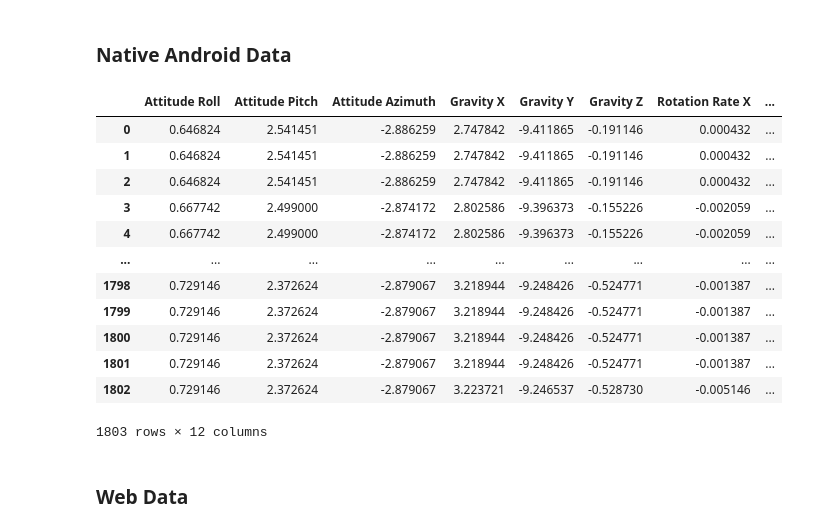
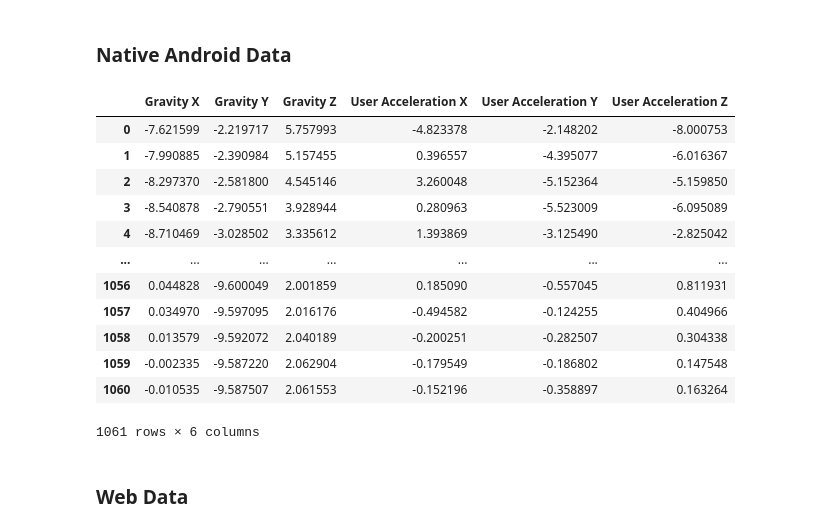
Before and after one commit to rayhannarindran/fitmotion_model, a Jupyter notebook: src/model_tester.ipynb, the cells around one changed output. Saved outputs shown, nothing was run; the diff lists cells and outputs as text; code cells hidden in the pictures.

```diff
--- a/src/model_tester.ipynb
+++ b/src/model_tester.ipynb
@@ -7,7 +7,7 @@ from tensorflow import keras
 import matplotlib.pyplot as plt
 # %%
 # Specify Model
-reduced = False
+reduced = True
 model_type = 'keras' # keras or h5 or onnx
 factor_index = 0
 # %% [markdown]
@@ -36,31 +36,31 @@ labels = ['dws', 'jog', 'sit', 'std', 'ups', 'wlk']
 # %%
 # Load Android Data
 data_source = 'android_data_latest'
 if reduced:
     data_source += '_reduced'
 data_type = 'wlk'
-data_num = '5'
+data_num = '1'
 data_url = '../data/' + data_source + '/' + data_type + '/' + data_type + data_num + '-SensorData.csv'
 
 df = pd.read_csv(data_url, sep=',')
 
 df = df.drop(['Unnamed: 0'], axis=1) if 'Unnamed: 0' in df.columns else df
 df = df.drop(['id'], axis=1) if 'id' in df.columns else df
 df
 # %% [output]
-|  | Attitude Roll | Attitude Pitch | Attitude Azimuth | Gravity X | Gravity Y | Gravity Z | Rotation Rate X | ... |
-| 0 | 0.646824 | 2.541451 | -2.886259 | 2.747842 | -9.411865 | -0.191146 | 0.000432 | ... |
-| 1 | 0.646824 | 2.541451 | -2.886259 | 2.747842 | -9.411865 | -0.191146 | 0.000432 | ... |
-| 2 | 0.646824 | 2.541451 | -2.886259 | 2.747842 | -9.411865 | -0.191146 | 0.000432 | ... |
-| 3 | 0.667742 | 2.499000 | -2.874172 | 2.802586 | -9.396373 | -0.155226 | -0.002059 | ... |
-| 4 | 0.667742 | 2.499000 | -2.874172 | 2.802586 | -9.396373 | -0.155226 | -0.002059 | ... |
-| ... | ... | ... | ... | ... | ... | ... | ... | ... |
-| 1798 | 0.729146 | 2.372624 | -2.879067 | 3.218944 | -9.248426 | -0.524771 | -0.001387 | ... |
-| 1799 | 0.729146 | 2.372624 | -2.879067 | 3.218944 | -9.248426 | -0.524771 | -0.001387 | ... |
-| 1800 | 0.729146 | 2.372624 | -2.879067 | 3.218944 | -9.248426 | -0.524771 | -0.001387 | ... |
-| 1801 | 0.729146 | 2.372624 | -2.879067 | 3.218944 | -9.248426 | -0.524771 | -0.001387 | ... |
-| 1802 | 0.729146 | 2.372624 | -2.879067 | 3.223721 | -9.246537 | -0.528730 | -0.005146 | ... |
+|  | Gravity X | Gravity Y | Gravity Z | User Acceleration X | User Acceleration Y | User Acceleration Z |
+| 0 | -7.621599 | -2.219717 | 5.757993 | -4.823378 | -2.148202 | -8.000753 |
+| 1 | -7.990885 | -2.390984 | 5.157455 | 0.396557 | -4.395077 | -6.016367 |
+| 2 | -8.297370 | -2.581800 | 4.545146 | 3.260048 | -5.152364 | -5.159850 |
+| 3 | -8.540878 | -2.790551 | 3.928944 | 0.280963 | -5.523009 | -6.095089 |
+| 4 | -8.710469 | -3.028502 | 3.335612 | 1.393869 | -3.125490 | -2.825042 |
+| ... | ... | ... | ... | ... | ... | ... |
+| 1056 | 0.044828 | -9.600049 | 2.001859 | 0.185090 | -0.557045 | 0.811931 |
+| 1057 | 0.034970 | -9.597095 | 2.016176 | -0.494582 | -0.124255 | 0.404966 |
+| 1058 | 0.013579 | -9.592072 | 2.040189 | -0.200251 | -0.282507 | 0.304338 |
+| 1059 | -0.002335 | -9.587220 | 2.062904 | -0.179549 | -0.186802 | 0.147548 |
+| 1060 | -0.010535 | -9.587507 | 2.061553 | -0.152196 | -0.358897 | 0.163264 |
-1803 rows × 12 columns
+1061 rows × 6 columns
 # %% [markdown]
 ### Web Data
 # %%
```
Also changed, not shown: parts of 15 cells of this notebook, 7 other files.
